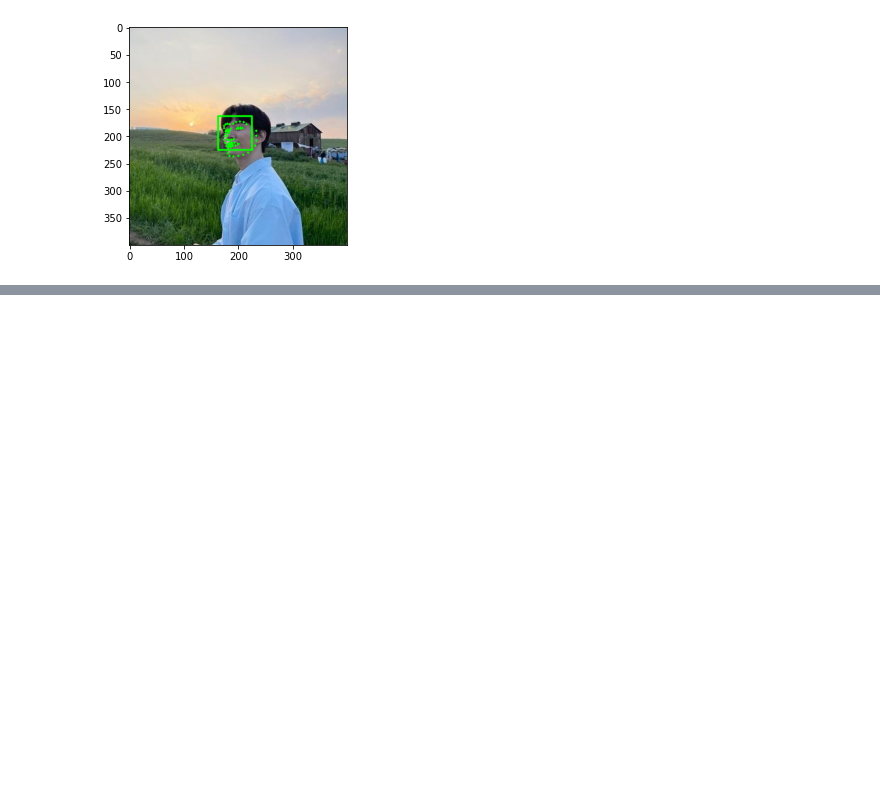
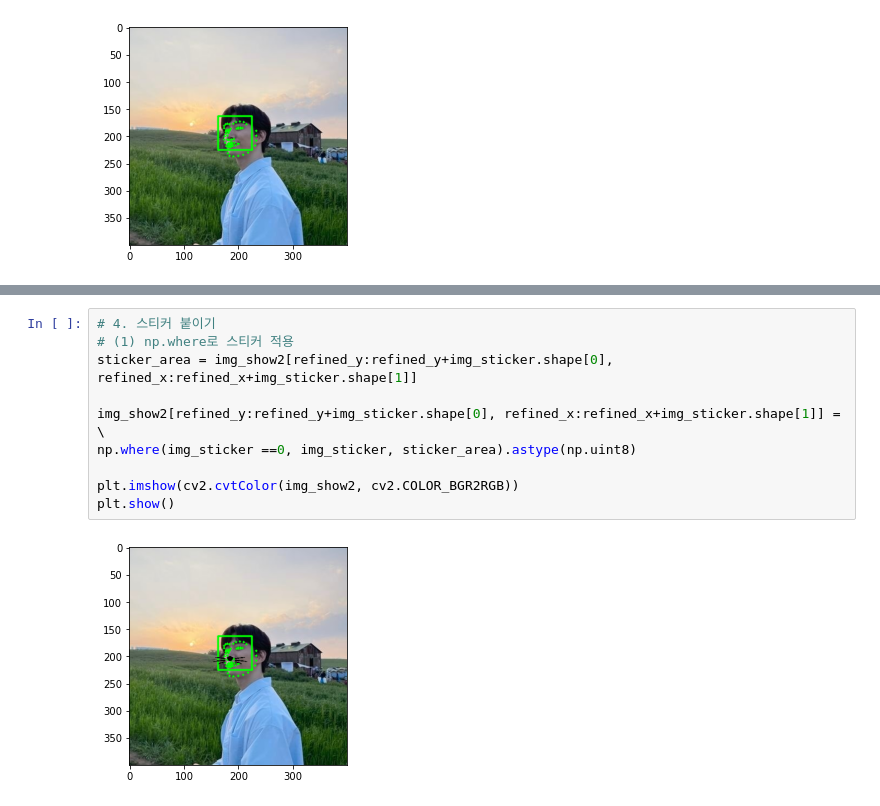
Before and after one commit to siyeon-Hwang/aiffel_exp, a Jupyter notebook: [E-03]Face_Recognition.ipynb, the cells around one changed output, grey strips where cells are left out. Drawn from its saved outputs; the diff is of its cells as text; blank space fills up the shorter version.

```diff
--- a/[E-03]Face_Recognition.ipynb
+++ b/[E-03]Face_Recognition.ipynb
@@ -212,0 +257,12 @@ plt.show()
+# %%
+# 4. 스티커 붙이기
+# (1) np.where로 스티커 적용
+sticker_area = img_show2[refined_y:refined_y+img_sticker.shape[0], refined_x:refined_x+img_sticker.shape[1]]
+
+img_show2[refined_y:refined_y+img_sticker.shape[0], refined_x:refined_x+img_sticker.shape[1]] = \
+np.where(img_sticker ==0, img_sticker, sticker_area).astype(np.uint8)
+
+plt.imshow(cv2.cvtColor(img_show2, cv2.COLOR_BGR2RGB))
+plt.show()
+# %% [output]
+[figure, added]
```
Also changed, not shown: parts of 7 cells of this notebook.
